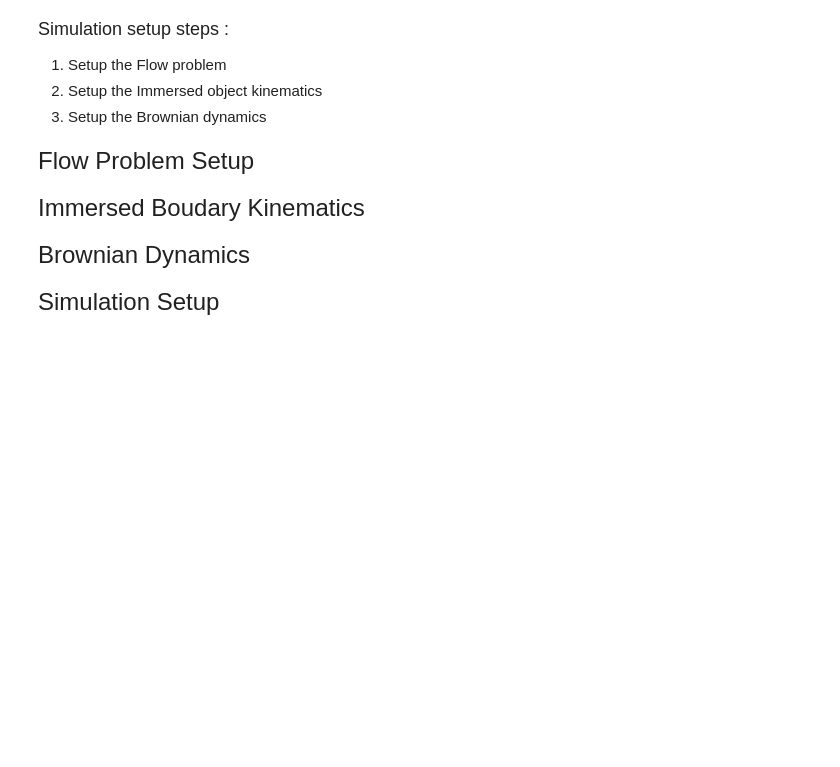
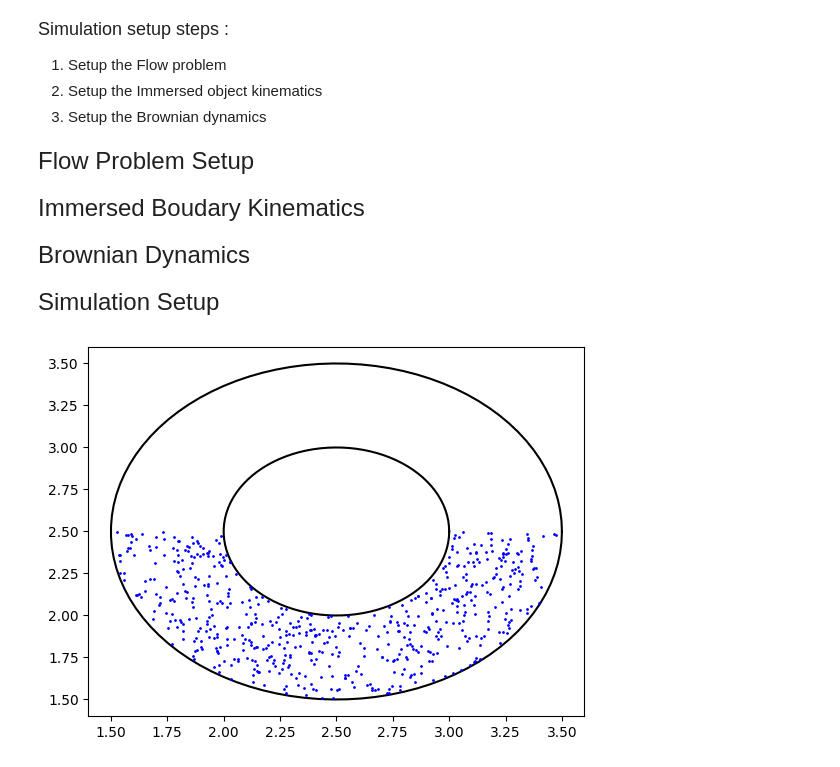
Before and after one commit to hashimmg/jax_IB, a Jupyter notebook: notebooks/journal_bearing_demo-03-12-2024.ipynb, the cells around one changed output. Drawn from its saved outputs; the diff is of its cells as text; code cells hidden in the pictures; blank space fills up the shorter version.

```diff
--- a/notebooks/journal_bearing_demo-03-12-2024.ipynb
+++ b/notebooks/journal_bearing_demo-03-12-2024.ipynb
@@ -252,15 +251,17 @@ def internal_post_processing(all_variables,dt):
     return all_variables
 
 # Force convolution kernel
-discrete_delta = lambda x,x0,w1: ib.convolution_functions.delta_approx_logistjax(x,x0,w1)
+discrete_delta = lambda x,x0,w1: ib.convolution_functions.gaussian(x,x0,w1)
 
 # Convultion Discretized Integral
-surf_fn =  lambda field,xp,yp:ib.convolution_functions.new_surf_fn(field,xp,yp,discrete_delta)
+surf_fn =  lambda field,xp,yp:ib.convolution_functions.convolve(field,xp,yp,discrete_delta)
 
 # IB forcing function
-IBM_forcing = lambda v,dt: ib.IBM_Force.calc_IBM_force_NEW_MULTIPLE(v,discrete_delta,surf_fn,dt)
-
-
+IBM_forcing = lambda variables,dt: ib.IBM_Force.immersed_boundary_force(variables.velocity,
+                                                                     variables.particles,
+                                                                     discrete_delta,
+                                                                     surf_fn,
+                                                                     dt)
 step_fn = cfd.funcutils.repeated(
     ib.equations.semi_implicit_navier_stokes_timeBC(
         density=density,
@@ -287,43 +288,44 @@ final_result, trajectory = jax.device_get(rollout_fn(all_variables))
 # %%
 import matplotlib.animation as animation
 import matplotlib.pyplot as plt
 from IPython import display
 from pathlib import Path
 from mpl_toolkits.axes_grid1 import make_axes_locatable
 fps=2
-fig10 = plt.figure(dpi=400,figsize=(8/2,8/2))
+plt.ion()
+#fig, ax = plt.subplots()
+#fig.canvas.draw(block=False)
+#fig10 = plt.figure(dpi=400,figsize=(8/2,8/2))
 rot = ks.rotation_Foil_Fourier_Dotted_Mutliple_NORMALIZED
+MD_trajectories = trajectory.MD_var.position
+loc = 0
+fig, ax = plt.subplots()
+l1,  = ax.plot(MD_trajectories[loc][-1,0]+rad_ratio*jnp.cos(jnp.linspace(0,2*jnp.pi,100)),MD_trajectories[loc][-1,1]+rad_ratio*jnp.sin(jnp.linspace(0,2*jnp.pi,100)),'-k')
+l2, = ax.plot(Inner_particle_center[0]+1.*jnp.cos(jnp.linspace(0,2*jnp.pi,100)),Inner_particle_center[0]+1.0*jnp.sin(jnp.linspace(0,2*jnp.pi,100)),'-k')
+#l3, = ax.plot(MD_trajectories[loc][:num_distrib,0],MD_trajectories[loc][:num_distrib,1],'o',color=colors[0],markersize=1)
+l4, =  ax.plot(MD_trajectories[loc][num_distrib:2*num_distrib,0],MD_trajectories[loc][num_distrib:2*num_distrib,1],'o',color=colors[1],markersize=1)
 
+for loc in range(0, 10, 100):
+    #l3.set_xdata(MD_trajectories[loc][:num_distrib,0])
+    #l3.set_ydata(MD_trajectories[loc][:num_distrib,1])
+    #l3.set_xdata(MD_trajectories[loc][:num_distrib,0],MD_trajectories[loc][:num_distrib,1],'o',color=colors[0],markersize=1)
+    #ax.plot(MD_trajectories[loc][num_distrib:2*num_distrib,0],MD_trajectories[loc][num_distrib:2*num_distrib,1],'o',color=colors[1],markersize=1)
+    l4.set_xdata(MD_trajectories[loc][num_distrib:2*num_distrib,0])
+    l4.set_ydata(MD_trajectories[loc][num_distrib:2*num_distrib,1])
+    #ax.draw()
+    fig.canvas.draw()
+    plt.pause(1)
+    #plt.clf()
+#line3.set_xdata(MD_trajectories[loc][:num_distrib,0])
+#line3.set_ydata(MD_trajectories[loc][:num_distrib,1])
+#line4.set_xdata(MD_trajectories[loc][num_distrib:2*num_distrib,0])
+#line4.set_ydata(MD_trajectories[loc][num_distrib:2*num_distrib,1])
 
-MD_trajectories = trajectory.MD_var.position
+#plt.show()
+#loc = 10
+#ine4.set_xdata(MD_trajectories[loc][num_distrib:2*num_distrib,0])
+#ine4.set_ydata(MD_trajectories[loc][num_distrib:2*num_distrib,1])
 
-def animate(i):
-
-
-        loc = i
-        timess = loc*inner_steps*dt
-        myth = rot(rotation_param,timess)
-        #print('Trajectory',loc,timess,myth)
-
-        plt.clf()
-        colors = ['r','b']
-        j=0
-
-        am =plt.plot(MD_trajectories[loc][:num_distrib,0],MD_trajectories[loc][:num_distrib,1],'o',color=colors[0],markersize=0.3)
-        am =plt.plot(MD_trajectories[loc][num_distrib:2*num_distrib,0],MD_trajectories[loc][num_distrib:2*num_distrib,1],'o',color=colors[1],markersize=0.3)
-        #am = plt.plot(MD_trajectories[loc][2*num_distrib:2*num_distrib+num_outer_bc,0],MD_trajectories[loc][2*num_distrib:2*num_distrib+num_outer_bc,1],'ok')
-        #am = plt.plot(Inner_Rad*+trajectories[i][-1,0],trajectories[i][-1,1],'m')
-        #circle1 = plt.Circle((trajectories[i][-1,0],trajectories[i][-1,1] ), Inner_Rad, color='c')
-       # am = plt.scatter(MD_trajectories[j][loc][-1,0],MD_trajectories[j][loc][-1,1],s=4000)
-        am = plt.plot(MD_trajectories[loc][-1,0]+rad_ratio*jnp.cos(jnp.linspace(0,2*jnp.pi,100)),MD_trajectories[loc][-1,1]+rad_ratio*jnp.sin(jnp.linspace(0,2*jnp.pi,100)),'-k')
-        am = plt.plot(Inner_particle_center[0]+1.*jnp.cos(jnp.linspace(0,2*jnp.pi,100)),Inner_particle_center[0]+1.0*jnp.sin(jnp.linspace(0,2*jnp.pi,100)),'-k')
-        am = plt.scatter(MD_trajectories[loc][-1,0]+rad_ratio*jnp.cos(myth[0]),MD_trajectories[loc][-1,1]+rad_ratio*jnp.sin(myth[0]),marker='<',color='m',s=10)
-        am = plt.scatter(Inner_particle_center[0]+1.*jnp.cos(myth[1]),Inner_particle_center[0]+1.*jnp.sin(myth[1]),marker='>',color='c',s=10)
-
-        return am
-
-ani = animation.FuncAnimation(fig10, animate, frames=outer_steps,interval = 1000/fps,repeat=False,blit=False)
-video = ani.to_html5_video()
-html = display.HTML(video)
-display.display(html)
-plt.close()
+#plt.show()
+# %% [output]
+[figure, added]
```
Also changed, not shown: parts of 13 cells of this notebook, 6 other files.
